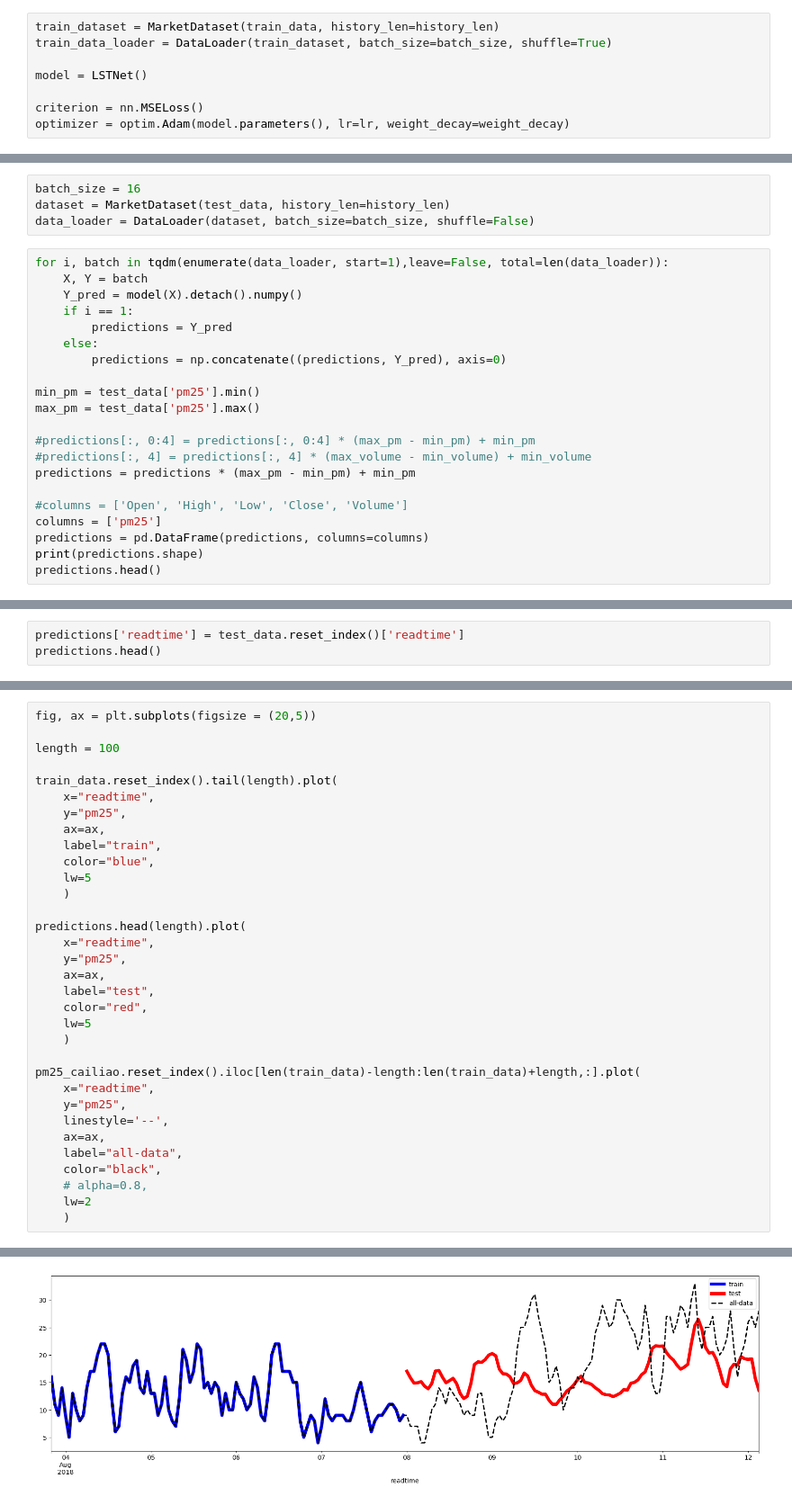
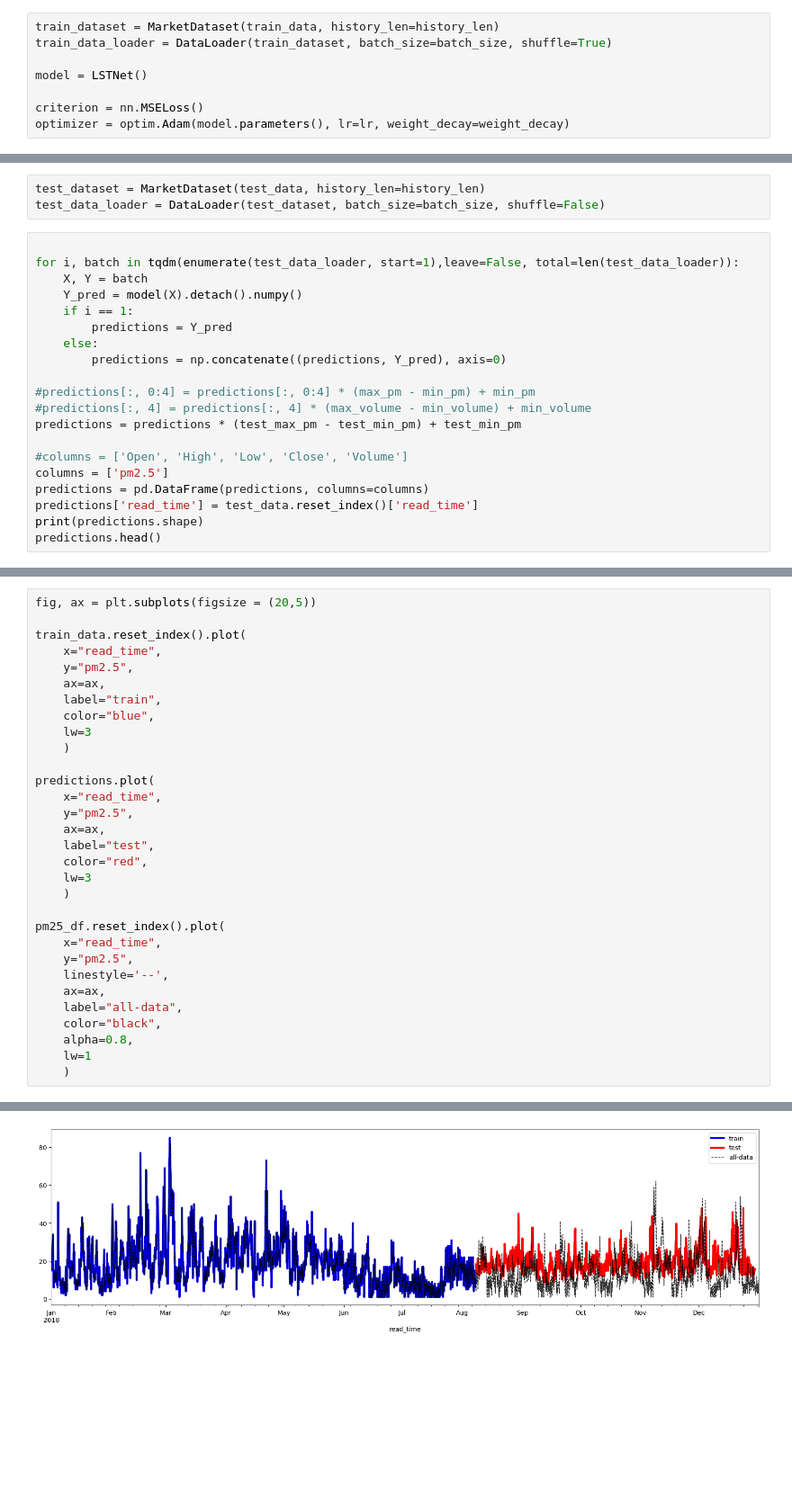
Before and after one commit to amrirasyidi/air_quality_forecasting, a Jupyter notebook: notebooks/1_forecast_testing.ipynb, the cells around one changed output, grey strips where cells are left out. Shown at 90% size. Cells and saved outputs as stored; diff of their text form; blank space fills up the shorter version.

```diff
--- a/notebooks/1_forecast_testing.ipynb
+++ b/notebooks/1_forecast_testing.ipynb
@@ -393,9 +336,9 @@ See the caveats in the documentation: https://pandas.pydata.org/pandas-docs/stab
 # %%
-batch_size = 16
-dataset = MarketDataset(test_data, history_len=history_len)
-data_loader = DataLoader(dataset, batch_size=batch_size, shuffle=False)
+test_dataset = MarketDataset(test_data, history_len=history_len)
+test_data_loader = DataLoader(test_dataset, batch_size=batch_size, shuffle=False)
 # %%
-for i, batch in tqdm(enumerate(data_loader, start=1),leave=False, total=len(data_loader)):
+
+for i, batch in tqdm(enumerate(test_data_loader, start=1),leave=False, total=len(test_data_loader)):
     X, Y = batch
     Y_pred = model(X).detach().numpy()
     if i == 1:
@@ -403,16 +346,14 @@ for i, batch in tqdm(enumerate(data_loader, start=1),leave=False, total=len(data
     else:
         predictions = np.concatenate((predictions, Y_pred), axis=0)
 
-min_pm = test_data['pm25'].min()
-max_pm = test_data['pm25'].max()
-
 #predictions[:, 0:4] = predictions[:, 0:4] * (max_pm - min_pm) + min_pm
 #predictions[:, 4] = predictions[:, 4] * (max_volume - min_volume) + min_volume
-predictions = predictions * (max_pm - min_pm) + min_pm
+predictions = predictions * (test_max_pm - test_min_pm) + test_min_pm
 
 #columns = ['Open', 'High', 'Low', 'Close', 'Volume']
-columns = ['pm25']
+columns = ['pm2.5']
 predictions = pd.DataFrame(predictions, columns=columns)
+predictions['read_time'] = test_data.reset_index()['read_time']
 print(predictions.shape)
 predictions.head()
 # %% [output]
@@ -431,4 +372 @@ print(predictions.shape)
 (3456, 1)
-# %%
-predictions['readtime'] = test_data.reset_index()['readtime']
-predictions.head()
@@ -442,34 +431,32 @@ predictions.head()
 # %%
 fig, ax = plt.subplots(figsize = (20,5))
 
-length = 100
-
-train_data.reset_index().tail(length).plot(
-    x="readtime",
-    y="pm25",
+train_data.reset_index().plot(
+    x="read_time",
+    y="pm2.5",
     ax=ax,
     label="train",
     color="blue",
-    lw=5
+    lw=3
     )
 
-predictions.head(length).plot(
-    x="readtime",
-    y="pm25",
+predictions.plot(
+    x="read_time",
+    y="pm2.5",
     ax=ax,
     label="test",
     color="red",
-    lw=5
+    lw=3
     )
 
-pm25_cailiao.reset_index().iloc[len(train_data)-length:len(train_data)+length,:].plot(
-    x="readtime",
-    y="pm25",
+pm25_df.reset_index().plot(
+    x="read_time",
+    y="pm2.5",
     linestyle='--',
     ax=ax,
     label="all-data",
     color="black",
-    # alpha=0.8,
-    lw=2
+    alpha=0.8,
+    lw=1
     )
 # %% [output]
@@ -477 +464 @@ pm25_cailiao.reset_index().iloc[len(train_data)-length:len(train_data)+length,:]
-[figure, old version]
+[figure, new version]
```
Also changed, not shown: parts of 29 cells of this notebook, 7 other files.
